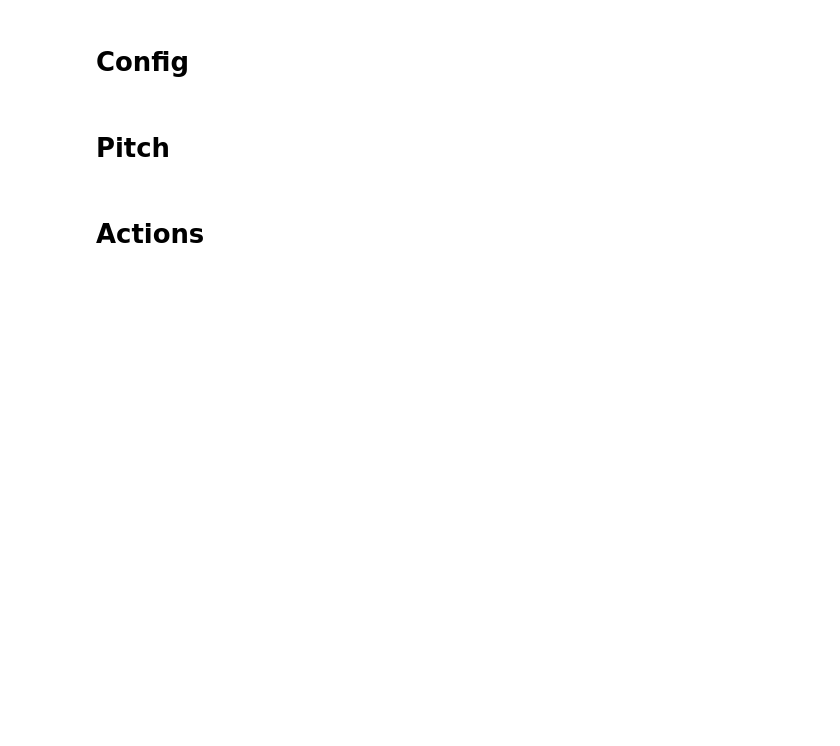
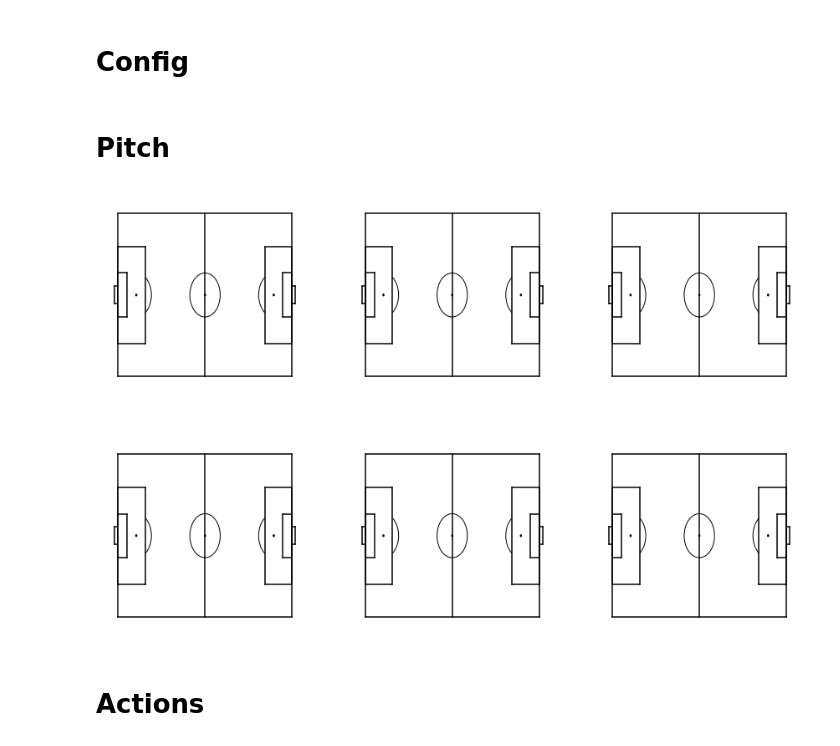
Before and after one commit to tkharrat/footSeq, a Jupyter notebook: 00_sequnece_plot.ipynb, the cells around one changed output. Saved outputs shown, nothing was run; the diff lists cells and outputs as text; code cells hidden in the pictures; blank space fills up the shorter version.

```diff
--- a/00_sequnece_plot.ipynb
+++ b/00_sequnece_plot.ipynb
@@ -42,7 +52,8 @@ ZACTION = 9000
 # %% [markdown]
 # Pitch
 # %%
-#export
+# export
+
 
 def _plot_rectangle(x1, y1, x2, y2, ax, color):
     ax.plot([x1, x1], [y1, y2], color=color, zorder=ZLINE)
@@ -50,21 +61,21 @@ def _plot_rectangle(x1, y1, x2, y2, ax, color):
     ax.plot([x1, x2], [y1, y1], color=color, zorder=ZLINE)
     ax.plot([x1, x2], [y2, y2], color=color, zorder=ZLINE)
 
+
 def _field(
     ax=None,
+    fig=None,
     linecolor="black",
     fieldcolor="white",
     alpha=1,
     figsize=None,
     field_config=SPADL_CONFIG,
-    show=True,
 ):
     cfg = field_config
 
     # Create figure
-    if ax is None:
-        fig = plt.figure()
-        ax = fig.gca()
+    if fig is None:
+        fig, ax = plt.subplots()
 
     # Pitch Outline & Centre Line
     x1, y1, x2, y2 = (
@@ -180,22 +191,20 @@ def _field(
     ax.add_patch(leftArc)
     ax.add_patch(rightArc)
 
-    # Tidy Axes
-    plt.axis("off")
+    ## Tidy Axes
+    ax.axis("off")
 
     # Display Pitch
     if figsize:
         h, w = fig.get_size_inches()
-        newh, neww = figsize, w / h * figsize
+        ##newh, neww = figsize, w / h * figsize
+        newh, neww = figsize, 68/105 * figsize
         fig.set_size_inches(newh, neww, forward=True)
 
-    if show:
-        plt.show()
-
-    return ax
+    return fig, ax
 
 
-def field(color="white", figsize=None, ax=None, show=True):
+def field(color="white", figsize=None, fig=None, ax=None):
     """
     Plot football pitch in different colors
 
@@ -219,26 +228,34 @@ def field(color="white", figsize=None, ax=None, show=True):
     """
     if color == "white":
         return _field(
+            fig=fig,
             ax=ax,
             linecolor="black",
             fieldcolor="white",
             alpha=1,
             figsize=figsize,
             field_config=SPADL_CONFIG,
-            show=show,
         )
     elif color == "green":
         return _field(
+            fig=fig,
             ax=ax,
             linecolor="white",
             fieldcolor="green",
             alpha=0.4,
             figsize=figsize,
             field_config=SPADL_CONFIG,
-            show=show,
         )
     else:
         raise Exception("Invalid field color")
+# %%
+from fastai.vision.all import *
+
+fig, ctxs = get_grid(n=6, nrows=2, ncols=3, figsize=(15, 10), return_fig=True)
+for i, ctx in enumerate(ctxs):
+    field(color="white", figsize=15, fig=fig, ax=ctx)
+# %% [output]
+[figure, added]
 # %% [markdown]
 # Actions
 # %%
```
Also changed, not shown: parts of 5 cells of this notebook, 5 other files.
